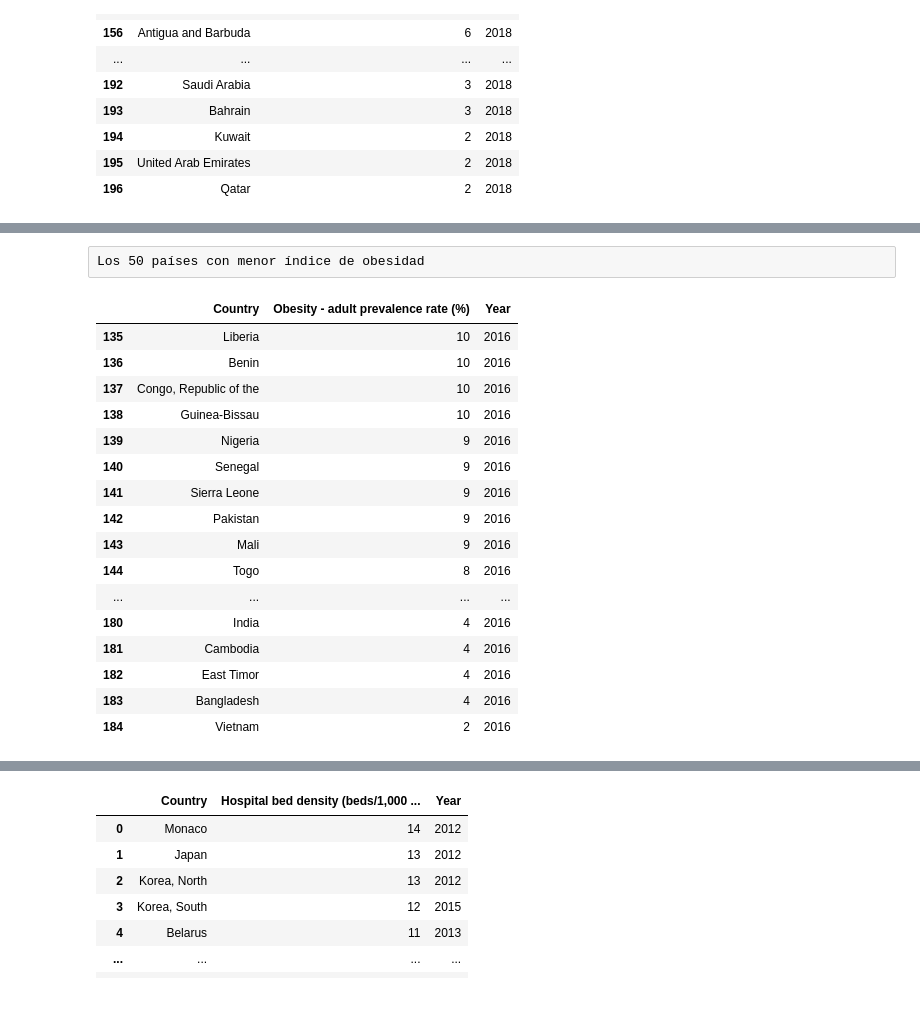
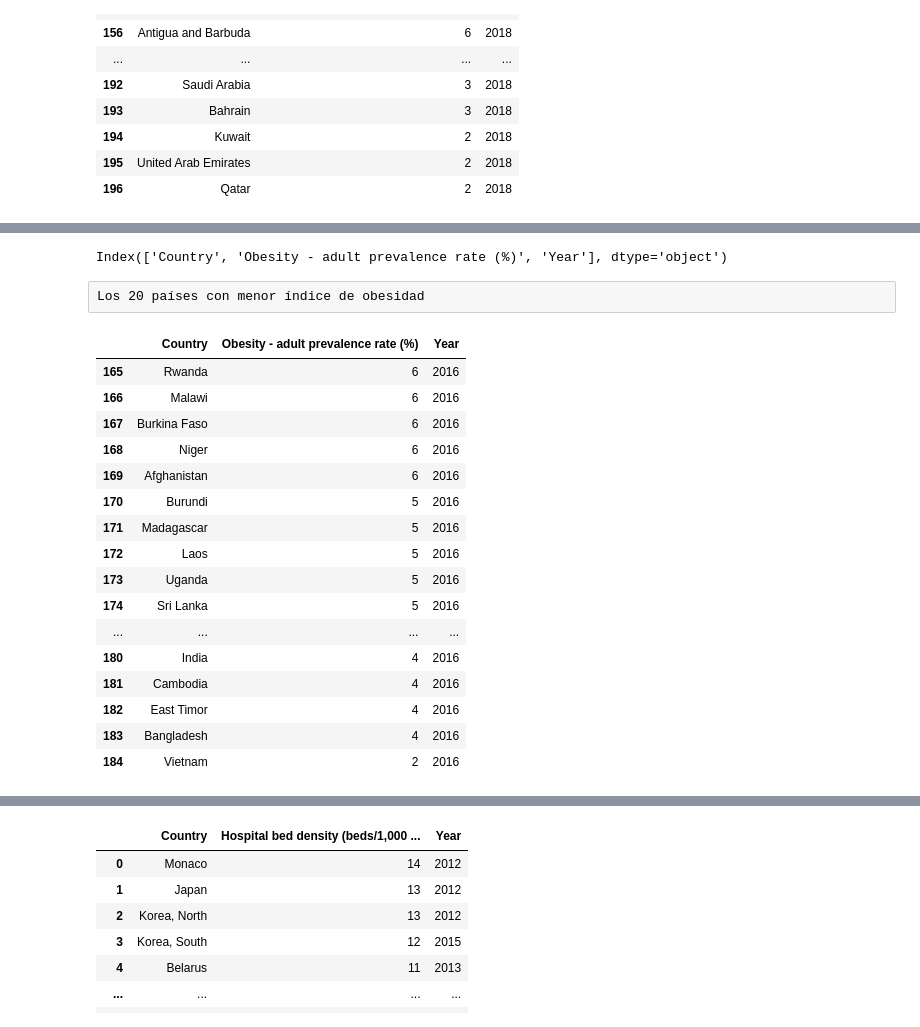
Before and after one commit to DCIDA2019/dcida2020ii-APaloma710, a Jupyter notebook: Sep11/Answers.ipynb, the cells around one changed output, grey strips where cells are left out. Drawn from its saved outputs; the diff is of its cells as text; code cells hidden in the pictures.

```diff
--- a/Sep11/Answers.ipynb
+++ b/Sep11/Answers.ipynb
@@ -187,20 +240,25 @@ datos_Ob.head(50)
+# %%
+datos_Ob.columns
+# %% [output]
+Index(['Country', 'Obesity - adult prevalence rate (%)', 'Year'], dtype='object')
 # %% [raw]
-Los 50 países con menor índice de obesidad
+Los 20 países con menor índice de obesidad
 # %%
-#Los 50 países con menor indice de obesidad
-datos_Ob.tail(50)
+#Los 20 países con menor indice de obesidad
+Last20_Ob = datos_Ob.tail(20)
+Last20_Ob
 # %% [output]
 |  | Country | Obesity - adult prevalence rate (%) | Year |
-| 135 | Liberia | 10 | 2016 |
-| 136 | Benin | 10 | 2016 |
-| 137 | Congo, Republic of the | 10 | 2016 |
-| 138 | Guinea-Bissau | 10 | 2016 |
-| 139 | Nigeria | 9 | 2016 |
-| 140 | Senegal | 9 | 2016 |
-| 141 | Sierra Leone | 9 | 2016 |
-| 142 | Pakistan | 9 | 2016 |
-| 143 | Mali | 9 | 2016 |
-| 144 | Togo | 8 | 2016 |
+| 165 | Rwanda | 6 | 2016 |
+| 166 | Malawi | 6 | 2016 |
+| 167 | Burkina Faso | 6 | 2016 |
+| 168 | Niger | 6 | 2016 |
+| 169 | Afghanistan | 6 | 2016 |
+| 170 | Burundi | 5 | 2016 |
+| 171 | Madagascar | 5 | 2016 |
+| 172 | Laos | 5 | 2016 |
+| 173 | Uganda | 5 | 2016 |
+| 174 | Sri Lanka | 5 | 2016 |
 | ... | ... | ... | ... |
 | 180 | India | 4 | 2016 |
 | 181 | Cambodia | 4 | 2016 |
```
Also changed, not shown: parts of 24 cells of this notebook.
